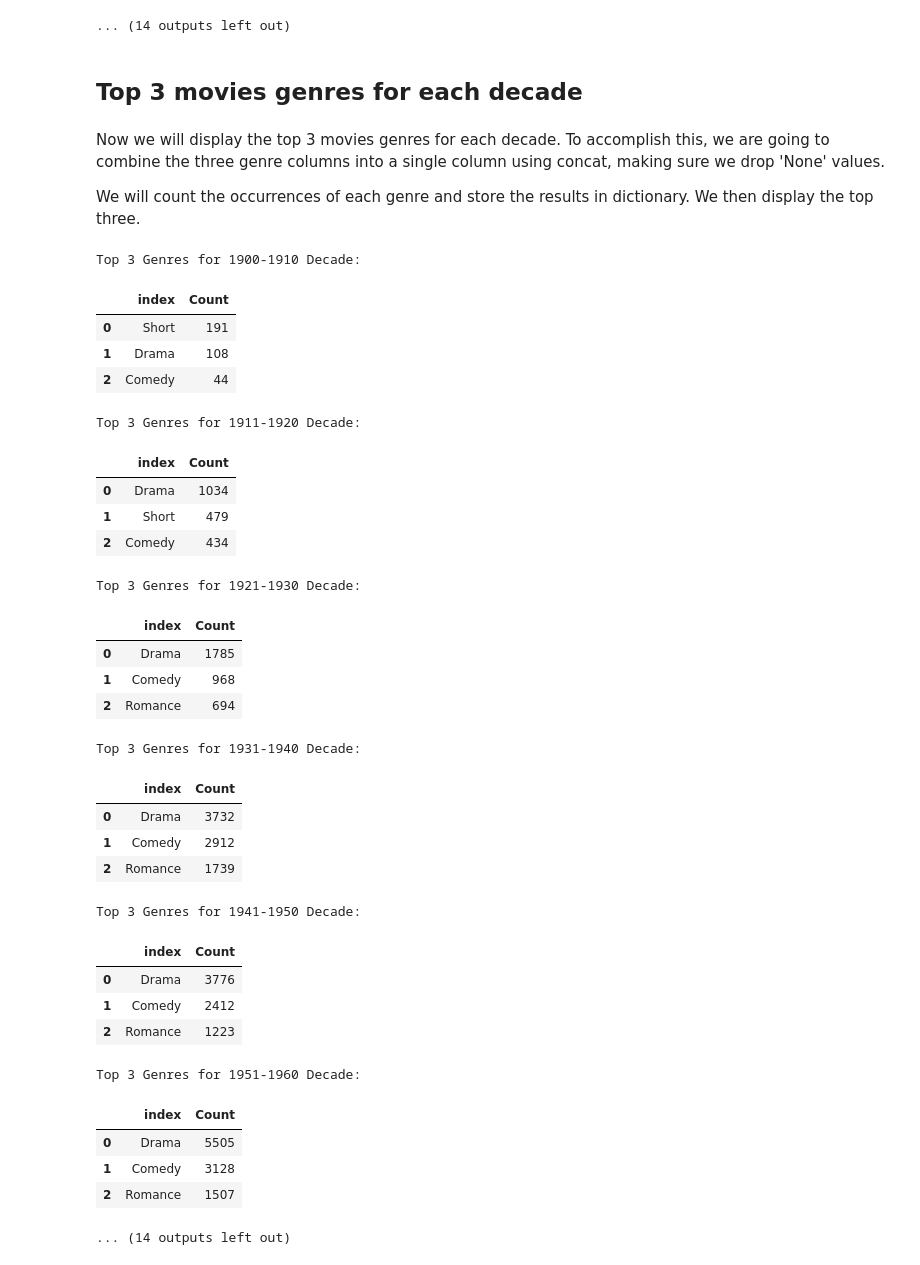
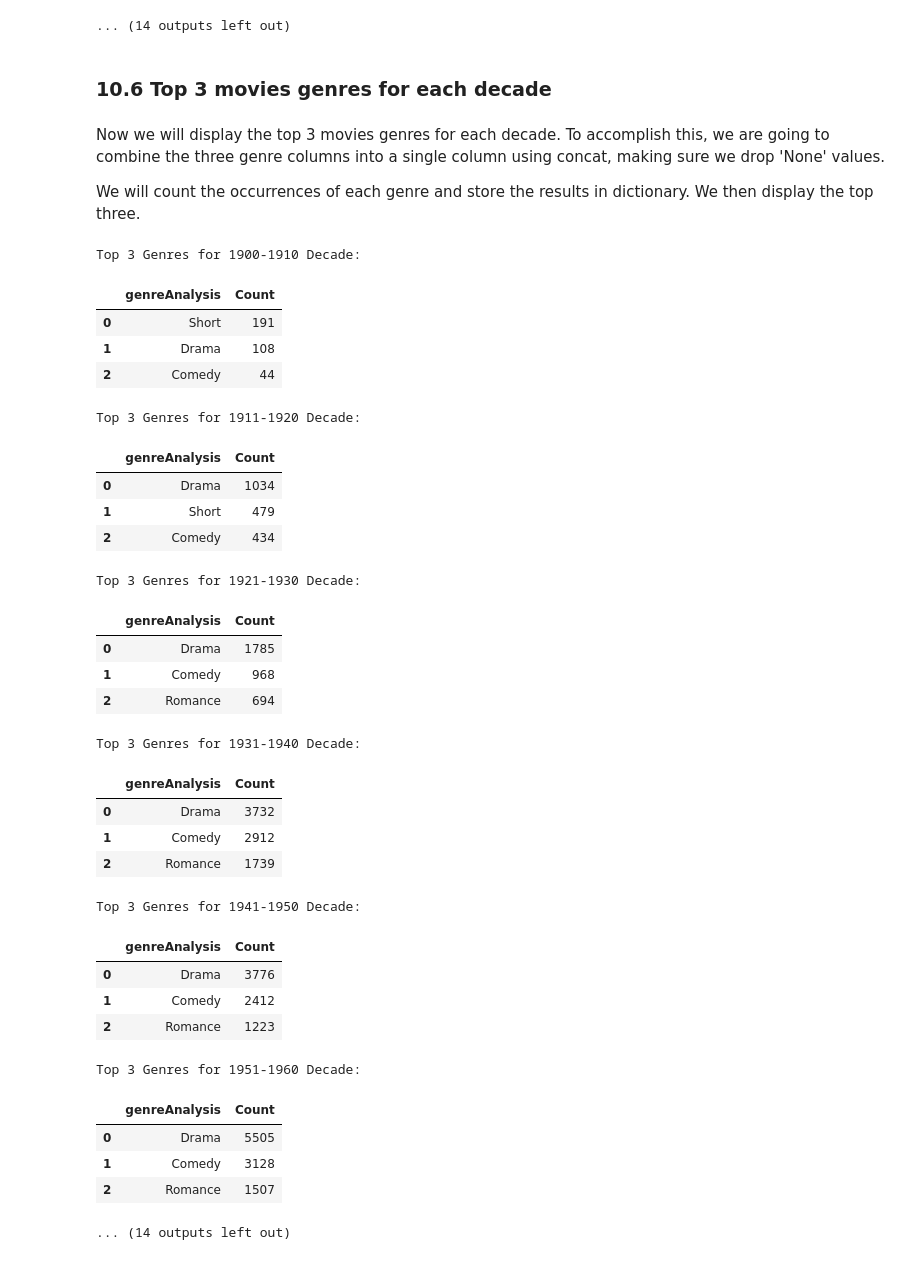
Before and after one commit to thaong1412/IMDB_Project, a Jupyter notebook: CPSC_4800_IMDB_Project.ipynb, the cells around one changed output. Drawn from its saved outputs; the diff is of its cells as text; code cells hidden in the pictures.

```diff
--- a/CPSC_4800_IMDB_Project.ipynb
+++ b/CPSC_4800_IMDB_Project.ipynb
@@ -665,5 +744,5 @@ They contain redundant data as the columns genre1, 2 & 3 are derived from the ge
 # %%
-movies_people_df.drop('genres', axis=1, inplace=True)
+movies_people_df.drop(new_genre_columns, axis=1, inplace=True)
 
-movies_people_df.drop('knownForTitles', axis=1, inplace=True)
+movies_people_df.drop(new_title_columns, axis=1, inplace=True)
 # %% [markdown]
@@ -766,5 +837,5 @@ Name: genre1, dtype: int64
 # %%
-movies_people_df['genre1'] = movies_people_df['genre1'].replace(['\\N'], movies_people_df['genre1'].mode()[0])
+movies_people_df['genres'] = movies_people_df['genres'].replace(['\\N'], movies_people_df['genres'].mode()[0])
 # %% [markdown]
 Let's confirm that there are no more missing values in our 'genre1' column.
 # %%
@@ -847,9 +917,7 @@ rename_dict = {
     'isAdult': 'Is an Adult',
     'startYear': 'Start Year',
     'endYear': 'End Year',
-    'genre1': 'Genre 1',
-    'genre2': 'Genre 2',
-    'genre3': 'Genre 3',
+    'genres': 'Genre',
     'startDecade': 'Start Decade',
     'averageRating': 'Rating',
     'numVotes': 'Number of Votes',
@@ -858,13 +926,7 @@ rename_dict = {
     'birthYear': 'Birth Year',
     'deathYear': 'Death Year',
     'primaryProfession': 'Profession',
-    'title1': 'Media ID 1',
-    'title2': 'Media ID 2',
-    'title3': 'Media ID 3',
-    'title4': 'Media ID 4',
-    'title5': 'Media ID 5',
-    'title6': 'Media ID 6',
-    'title7': 'Media ID 7'
+    'knownForTitles': 'Know For Media'
 }
 # %%
 movies_people_df.rename(rename_dict, axis=1, inplace=True)
@@ -1112,7 +1176,7 @@ Top 10 Titles for 1951-1960 Decade:
 | 9 | 149447 | The Seventh Seal | 197152 |
 ... (14 outputs left out)
 # %% [markdown]
-## Top 3 movies genres for each decade
+### 10.6 Top 3 movies genres for each decade
 # %% [markdown]
 Now we will display the top 3 movies genres for each decade. To accomplish this, we are going to combine the three genre columns into a single column using concat, making sure we drop 'None' values.
 
@@ -1120,49 +1184,50 @@ We will count the occurrences of each genre and store the results in dictionary.
 # %%
 top_genres_by_decade = {}
 
 for start_year in range(starting_year, current_year, 10):
     end_year = start_year + 10
     decade_df = movies_title_df_unique[
         (movies_title_df_unique['Start Year'] > start_year) & (movies_title_df_unique['Start Year'] < end_year)]
 
-    all_genres = pd.concat([decade_df['Genre 1'], decade_df['Genre 2'], decade_df['Genre 3']]).dropna()
-    top_genres = all_genres.value_counts().head(3)
+    # all_genres = pd.concat([decade_df['Genre 1'], decade_df['Genre 2'], decade_df['Genre 3']]).dropna()
+    all_genres = decade_df.assign(genreAnalysis=decade_df['Genre'].str.split(',')).explode('genreAnalysis')
+    top_genres = all_genres[['genreAnalysis']].value_counts().head(3)
 
     display_start, display_end = get_decade(starting_year, current_year, start_year, end_year)
 
     top_genres_by_decade[f"{display_start}-{display_end}"] = top_genres
 
 for decade, genres in top_genres_by_decade.items():
     print('\033[1m' + f"Top 3 Genres for {decade} Decade:" + '\033[0m')
     display(genres.to_frame(name="Count").reset_index())
 # %% [output]
 Top 3 Genres for 1900-1910 Decade:
-|  | index | Count |
+|  | genreAnalysis | Count |
 | 0 | Short | 191 |
 | 1 | Drama | 108 |
 | 2 | Comedy | 44 |
 Top 3 Genres for 1911-1920 Decade:
-|  | index | Count |
+|  | genreAnalysis | Count |
 | 0 | Drama | 1034 |
 | 1 | Short | 479 |
 | 2 | Comedy | 434 |
 Top 3 Genres for 1921-1930 Decade:
-|  | index | Count |
+|  | genreAnalysis | Count |
 | 0 | Drama | 1785 |
 | 1 | Comedy | 968 |
 | 2 | Romance | 694 |
 Top 3 Genres for 1931-1940 Decade:
-|  | index | Count |
+|  | genreAnalysis | Count |
 | 0 | Drama | 3732 |
 | 1 | Comedy | 2912 |
 | 2 | Romance | 1739 |
 Top 3 Genres for 1941-1950 Decade:
-|  | index | Count |
+|  | genreAnalysis | Count |
 | 0 | Drama | 3776 |
 | 1 | Comedy | 2412 |
 | 2 | Romance | 1223 |
 Top 3 Genres for 1951-1960 Decade:
-|  | index | Count |
+|  | genreAnalysis | Count |
 | 0 | Drama | 5505 |
 | 1 | Comedy | 3128 |
 | 2 | Romance | 1507 |
```
Also changed, not shown: parts of 76 cells of this notebook.
